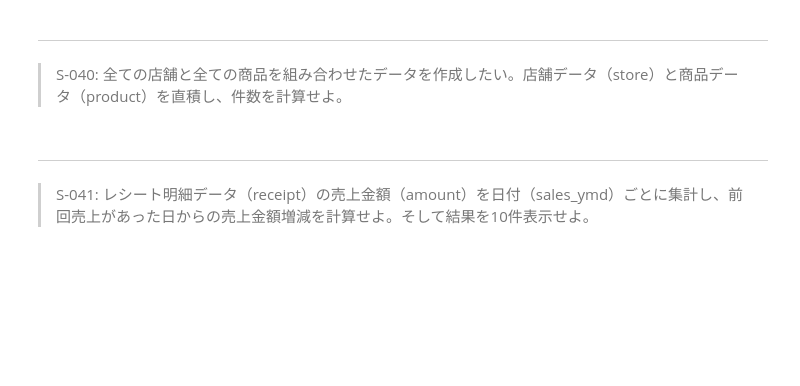
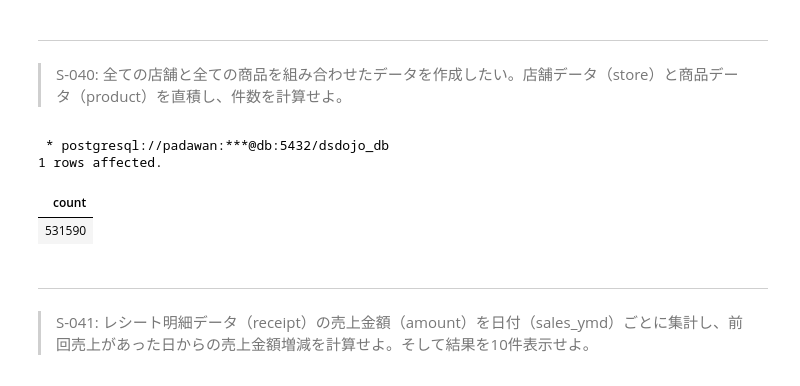
Before and after one commit to KJR020/100knocks-preprocess, a Jupyter notebook: docker/work/preprocess_knock_SQL.ipynb, the cells around one changed output. Saved outputs shown, nothing was run; the diff lists cells and outputs as text; code cells hidden in the pictures; blank space fills up the shorter version.

```diff
--- a/docker/work/preprocess_knock_SQL.ipynb
+++ b/docker/work/preprocess_knock_SQL.ipynb
@@ -1128,3 +1126,15 @@ ON
+# %%
+%%sql
+SELECT COUNT(1)
+FROM store
+CROSS JOIN product
+LIMIT 10
+;
+# %% [output]
+ * postgresql://padawan:***@db:5432/dsdojo_db
+1 rows affected.
+| count |
+| 531590 |
 # %% [markdown]
 ---
 > S-041: レシート明細データ（receipt）の売上金額（amount）を日付（sales_ymd）ごとに集計し、前回売上があった日からの売上金額増減を計算せよ。そして結果を10件表示せよ。
```
Also changed, not shown: parts of 1 cell of this notebook.
